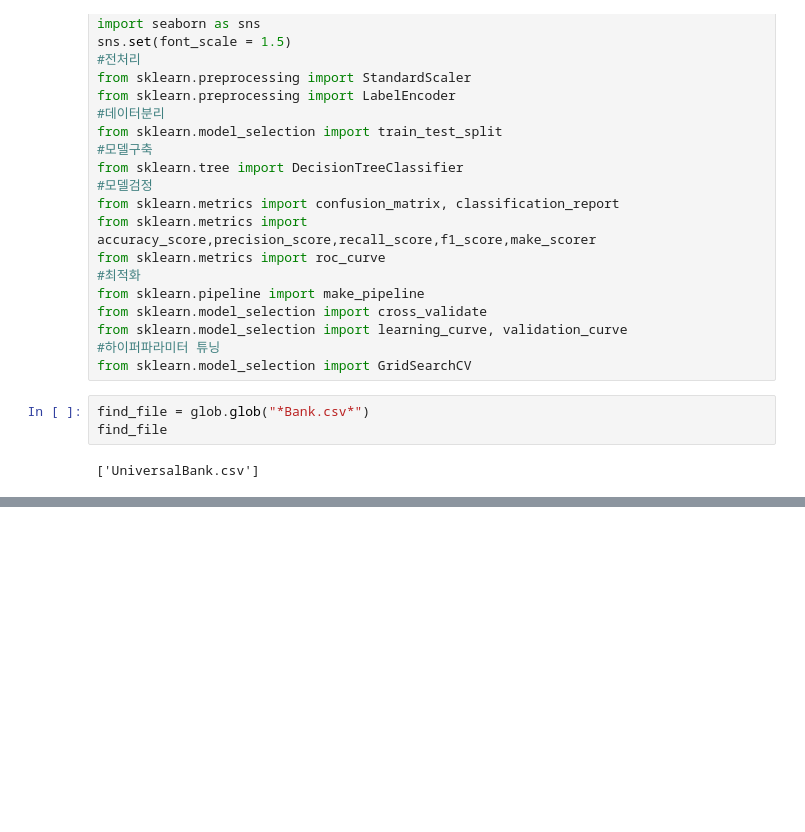
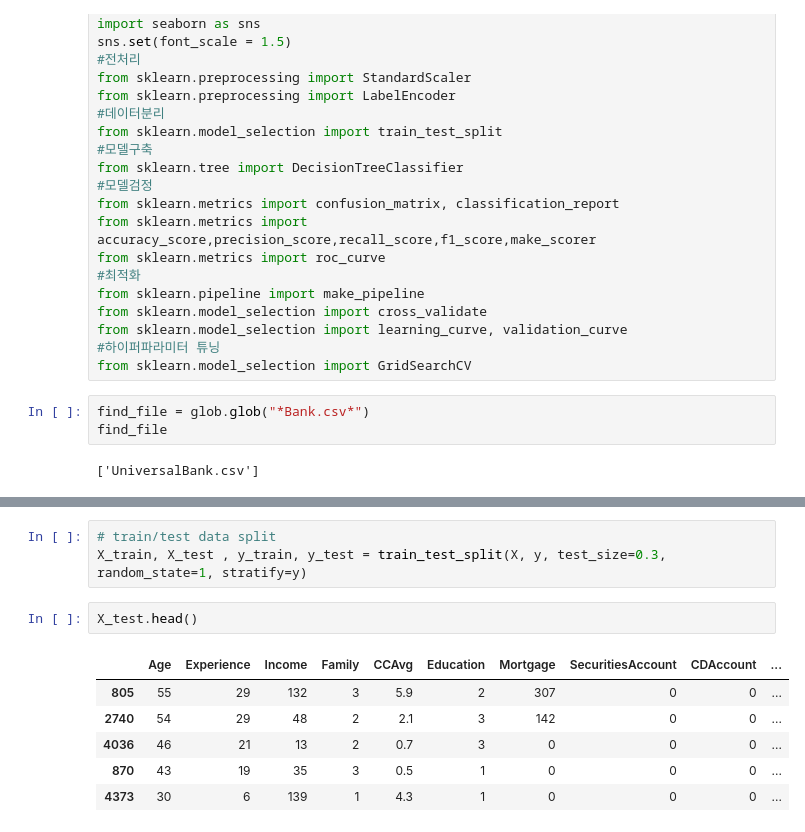
Before and after one commit to calixlock/vscode, a Jupyter notebook: _PML/My/sol_universal_bank.ipynb, the cells around one changed output, grey strips where cells are left out. Drawn from its saved outputs; the diff is of its cells as text; blank space fills up the shorter version.

```diff
--- a/_PML/My/sol_universal_bank.ipynb
+++ b/_PML/My/sol_universal_bank.ipynb
@@ -42,0 +94,12 @@ bank_df.head()
+# %%
+# train/test data split
+X_train, X_test , y_train, y_test = train_test_split(X, y, test_size=0.3, random_state=1, stratify=y)
+# %%
+X_test.head()
+# %% [output]
+|  | Age | Experience | Income | Family | CCAvg | Education | Mortgage | SecuritiesAccount | CDAccount | ... |
+| 805 | 55 | 29 | 132 | 3 | 5.9 | 2 | 307 | 0 | 0 | ... |
+| 2740 | 54 | 29 | 48 | 2 | 2.1 | 3 | 142 | 0 | 0 | ... |
+| 4036 | 46 | 21 | 13 | 2 | 0.7 | 3 | 0 | 0 | 0 | ... |
+| 870 | 43 | 19 | 35 | 3 | 0.5 | 1 | 0 | 0 | 0 | ... |
+| 4373 | 30 | 6 | 139 | 1 | 4.3 | 1 | 0 | 0 | 0 | ... |
```
Also changed, not shown: parts of 12 cells of this notebook.
